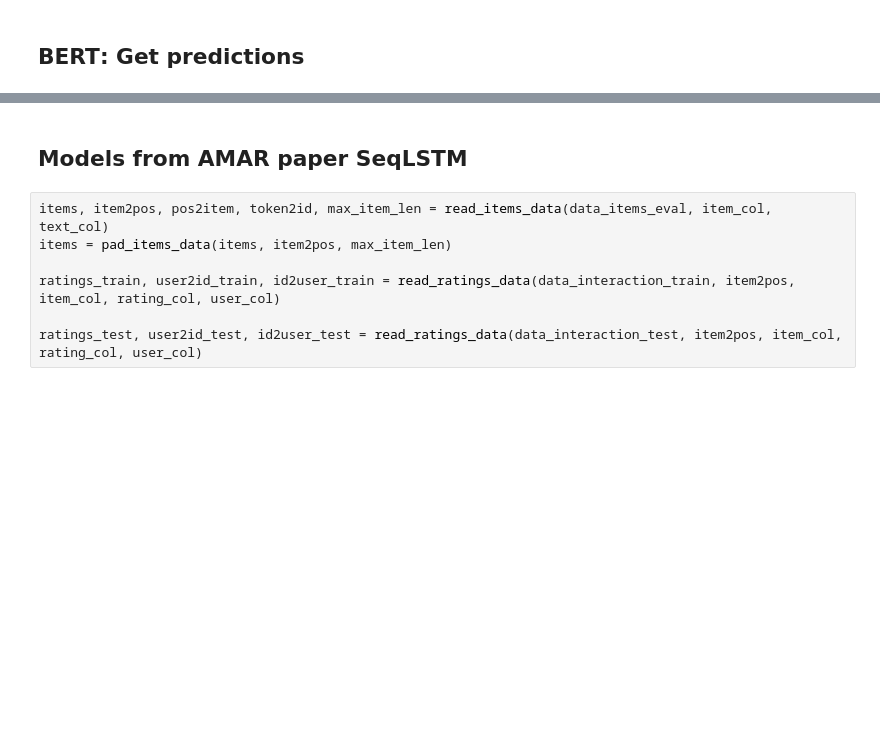
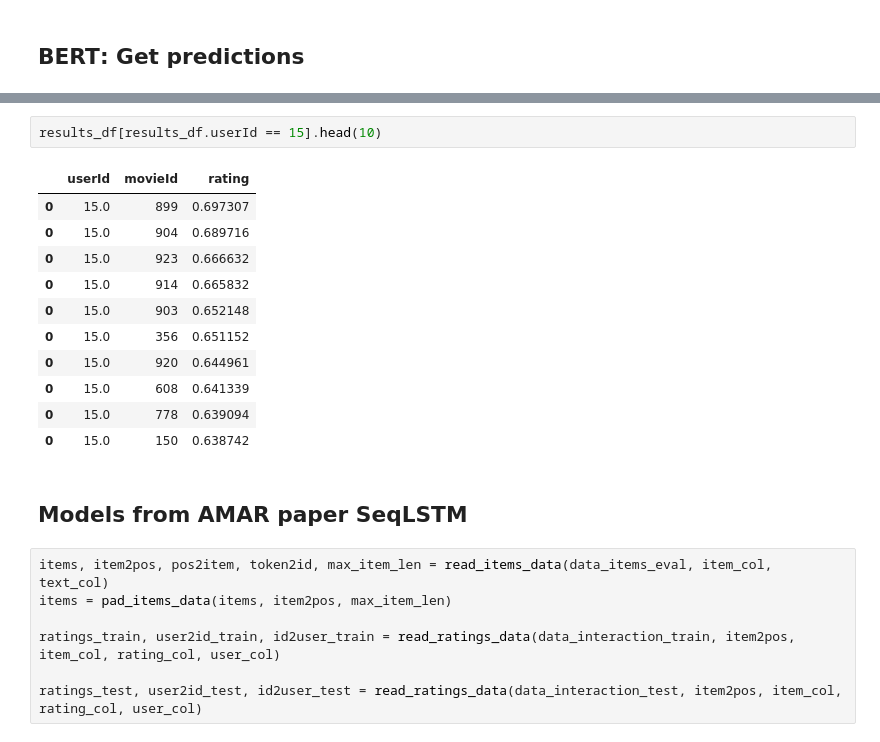
Before and after one commit to Katrin-Leberfinger/Hybrid-gender-debiased-music-recommendation, a Jupyter notebook: validation_on_musiclen_data.ipynb, the cells around one changed output, grey strips where cells are left out. Saved outputs shown, nothing was run; the diff lists cells and outputs as text; blank space fills up the shorter version.

```diff
--- a/validation_on_musiclen_data.ipynb
+++ b/validation_on_musiclen_data.ipynb
@@ -455,3 +534,17 @@ for user in predictions:
+# %%
+results_df[results_df.userId == 15].head(10)
+# %% [output]
+|  | userId | movieId | rating |
+| 0 | 15.0 | 899 | 0.697307 |
+| 0 | 15.0 | 904 | 0.689716 |
+| 0 | 15.0 | 923 | 0.666632 |
+| 0 | 15.0 | 914 | 0.665832 |
+| 0 | 15.0 | 903 | 0.652148 |
+| 0 | 15.0 | 356 | 0.651152 |
+| 0 | 15.0 | 920 | 0.644961 |
+| 0 | 15.0 | 608 | 0.641339 |
+| 0 | 15.0 | 778 | 0.639094 |
+| 0 | 15.0 | 150 | 0.638742 |
 # %% [markdown]
 ## Models from AMAR paper **SeqLSTM**
 # %%
```
Also changed, not shown: parts of 13 cells of this notebook.
